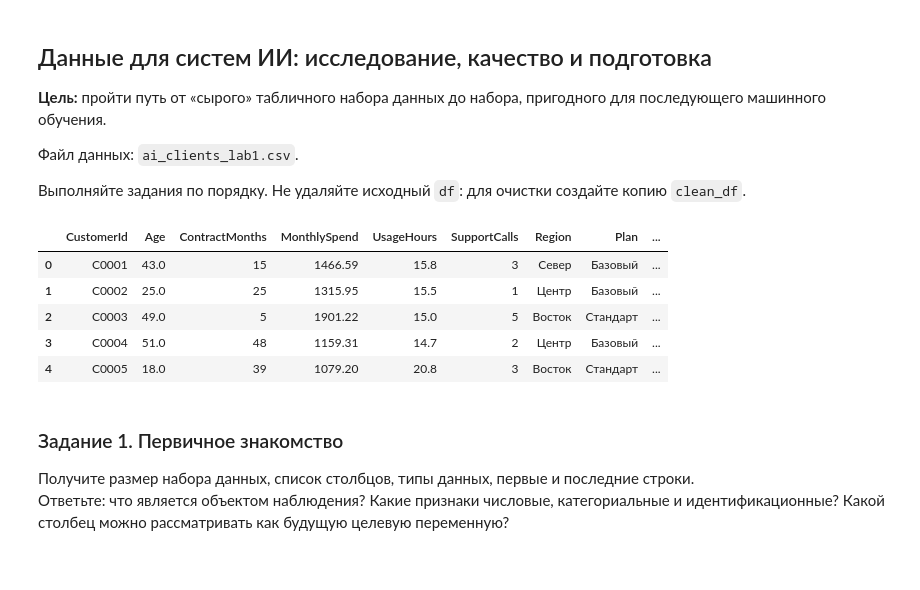
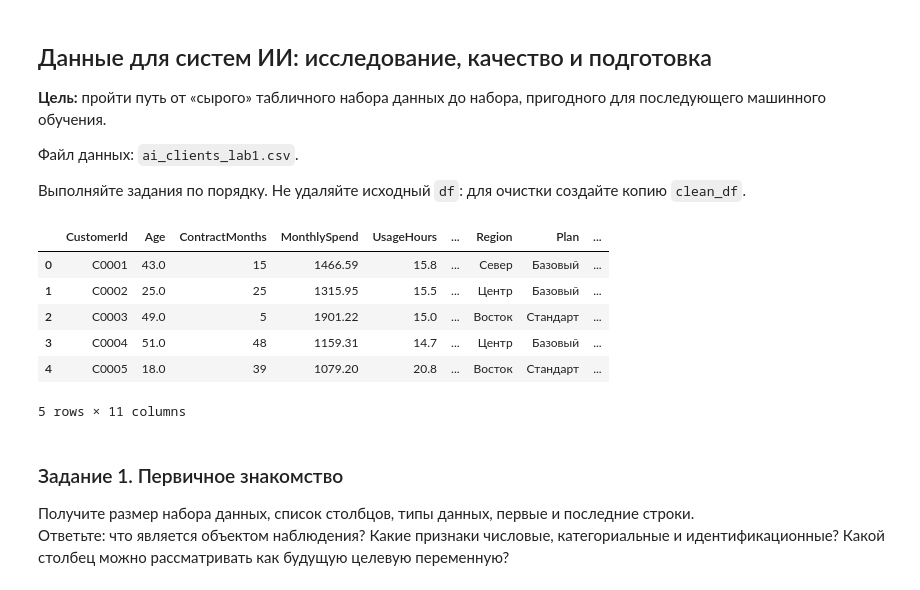
Before and after one commit to PurpleSwtr/asu-ai-environment, a Jupyter notebook: labs/lab1/lab1.ipynb, the cells around one changed output. Saved outputs shown, nothing was run; the diff lists cells and outputs as text; code cells hidden in the pictures.

```diff
--- a/labs/lab1/lab1.ipynb
+++ b/labs/lab1/lab1.ipynb
@@ -10,21 +10,22 @@
 # %%
 import numpy as np
 import pandas as pd
 import matplotlib.pyplot as plt
 
-pd.set_option("display.max_columns", None)
-pd.set_option('display.max_rows', None)
+pd.set_option("display.max_columns", 10)
+pd.set_option('display.max_rows', 10)
 pd.set_option("display.precision", 2)
 
 df = pd.read_csv("ai_clients_lab1.csv")
 df.head()
 # %% [output]
-|  | CustomerId | Age | ContractMonths | MonthlySpend | UsageHours | SupportCalls | Region | Plan | ... |
-| 0 | C0001 | 43.0 | 15 | 1466.59 | 15.8 | 3 | Север | Базовый | ... |
-| 1 | C0002 | 25.0 | 25 | 1315.95 | 15.5 | 1 | Центр | Базовый | ... |
-| 2 | C0003 | 49.0 | 5 | 1901.22 | 15.0 | 5 | Восток | Стандарт | ... |
-| 3 | C0004 | 51.0 | 48 | 1159.31 | 14.7 | 2 | Центр | Базовый | ... |
-| 4 | C0005 | 18.0 | 39 | 1079.20 | 20.8 | 3 | Восток | Стандарт | ... |
+|  | CustomerId | Age | ContractMonths | MonthlySpend | UsageHours | ... | Region | Plan | ... |
+| 0 | C0001 | 43.0 | 15 | 1466.59 | 15.8 | ... | Север | Базовый | ... |
+| 1 | C0002 | 25.0 | 25 | 1315.95 | 15.5 | ... | Центр | Базовый | ... |
+| 2 | C0003 | 49.0 | 5 | 1901.22 | 15.0 | ... | Восток | Стандарт | ... |
+| 3 | C0004 | 51.0 | 48 | 1159.31 | 14.7 | ... | Центр | Базовый | ... |
+| 4 | C0005 | 18.0 | 39 | 1079.20 | 20.8 | ... | Восток | Стандарт | ... |
+5 rows × 11 columns
 # %% [markdown]
 ### Задание 1. Первичное знакомство
 Получите размер набора данных, список столбцов, типы данных, первые и последние строки.
```
Also changed, not shown: parts of 3 cells of this notebook.
